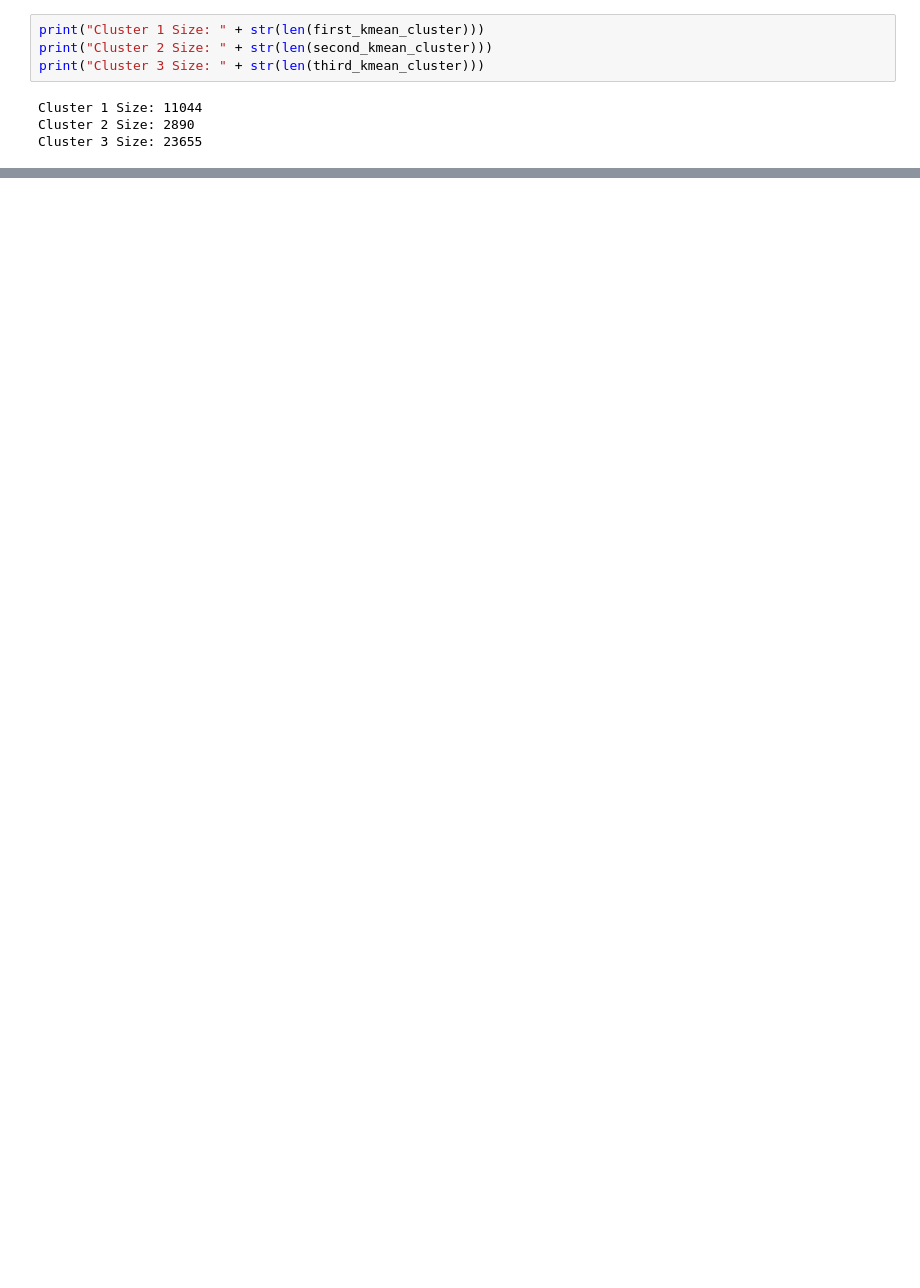
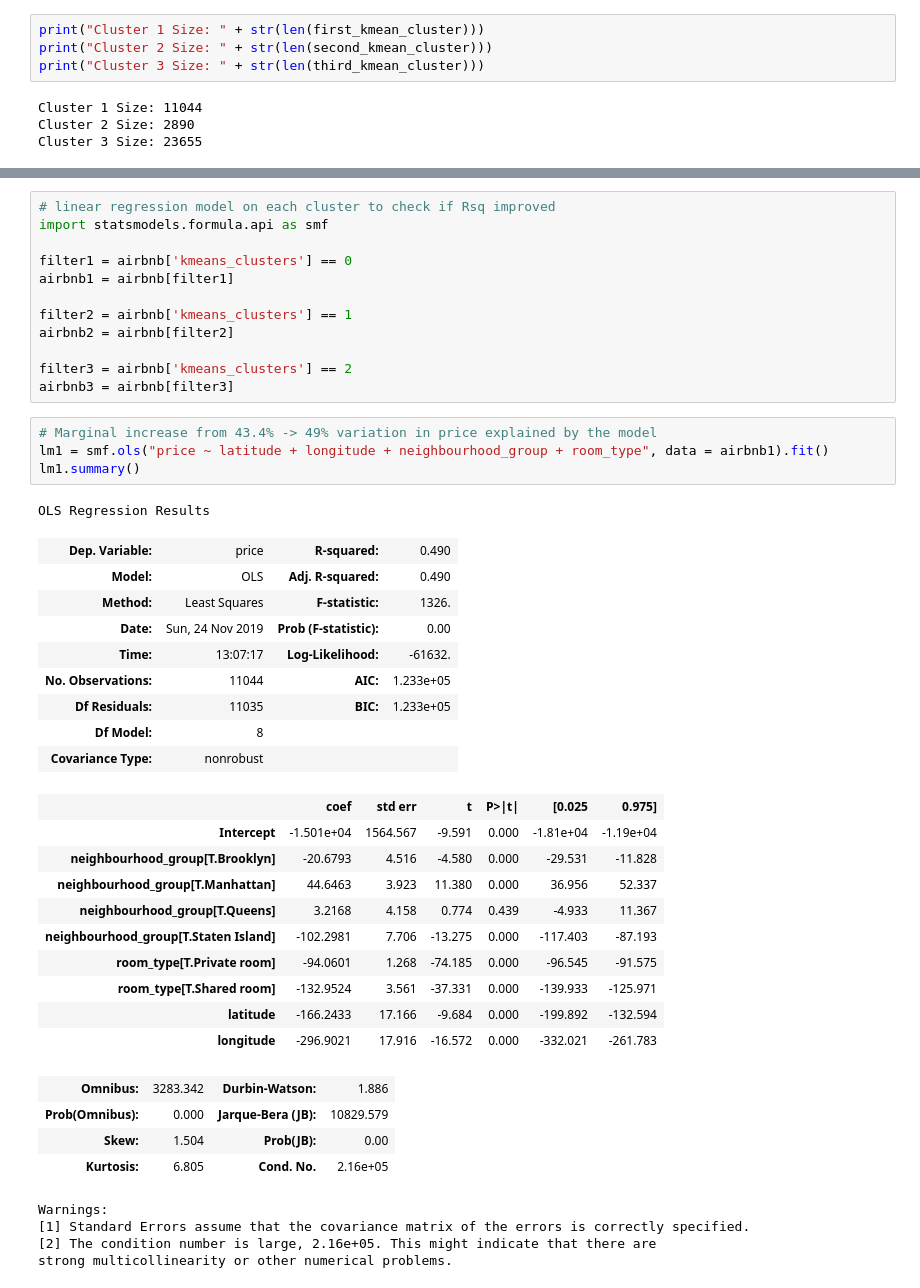
Before and after one commit to esm2000/ds_coursework_python, a Jupyter notebook: mat_328/project/k_means_clustering.ipynb, the cells around one changed output, grey strips where cells are left out. Drawn from its saved outputs; the diff is of its cells as text; blank space fills up the shorter version.

Commit message:
conduct linear regression on each cluster

```diff
--- a/mat_328/project/k_means_clustering.ipynb
+++ b/mat_328/project/k_means_clustering.ipynb
@@ -220,0 +230,45 @@ Cluster 3 Size: 23655
+# %%
+# linear regression model on each cluster to check if Rsq improved
+import statsmodels.formula.api as smf
+
+filter1 = airbnb['kmeans_clusters'] == 0
+airbnb1 = airbnb[filter1]
+
+filter2 = airbnb['kmeans_clusters'] == 1
+airbnb2 = airbnb[filter2]
+
+filter3 = airbnb['kmeans_clusters'] == 2
+airbnb3 = airbnb[filter3]
+# %%
+# Marginal increase from 43.4% -> 49% variation in price explained by the model
+lm1 = smf.ols("price ~ latitude + longitude + neighbourhood_group + room_type", data = airbnb1).fit()
+lm1.summary()
+# %% [output]
+OLS Regression Results
+| Dep. Variable: | price | R-squared: | 0.490 |
+| Model: | OLS | Adj. R-squared: | 0.490 |
+| Method: | Least Squares | F-statistic: | 1326. |
+| Date: | Sun, 24 Nov 2019 | Prob (F-statistic): | 0.00 |
+| Time: | 13:07:17 | Log-Likelihood: | -61632. |
+| No. Observations: | 11044 | AIC: | 1.233e+05 |
+| Df Residuals: | 11035 | BIC: | 1.233e+05 |
+| Df Model: | 8 |  |  |
+| Covariance Type: | nonrobust |  |  |
+|  | coef | std err | t | P>|t| | [0.025 | 0.975] |
+| Intercept | -1.501e+04 | 1564.567 | -9.591 | 0.000 | -1.81e+04 | -1.19e+04 |
+| neighbourhood_group[T.Brooklyn] | -20.6793 | 4.516 | -4.580 | 0.000 | -29.531 | -11.828 |
+| neighbourhood_group[T.Manhattan] | 44.6463 | 3.923 | 11.380 | 0.000 | 36.956 | 52.337 |
+| neighbourhood_group[T.Queens] | 3.2168 | 4.158 | 0.774 | 0.439 | -4.933 | 11.367 |
+| neighbourhood_group[T.Staten Island] | -102.2981 | 7.706 | -13.275 | 0.000 | -117.403 | -87.193 |
+| room_type[T.Private room] | -94.0601 | 1.268 | -74.185 | 0.000 | -96.545 | -91.575 |
+| room_type[T.Shared room] | -132.9524 | 3.561 | -37.331 | 0.000 | -139.933 | -125.971 |
+| latitude | -166.2433 | 17.166 | -9.684 | 0.000 | -199.892 | -132.594 |
+| longitude | -296.9021 | 17.916 | -16.572 | 0.000 | -332.021 | -261.783 |
+| Omnibus: | 3283.342 | Durbin-Watson: | 1.886 |
+| Prob(Omnibus): | 0.000 | Jarque-Bera (JB): | 10829.579 |
+| Skew: | 1.504 | Prob(JB): | 0.00 |
+| Kurtosis: | 6.805 | Cond. No. | 2.16e+05 |
+Warnings:
+[1] Standard Errors assume that the covariance matrix of the errors is correctly specified.
+[2] The condition number is large, 2.16e+05. This might indicate that there are
+strong multicollinearity or other numerical problems.
```
Also changed, not shown: parts of 11 cells of this notebook.
